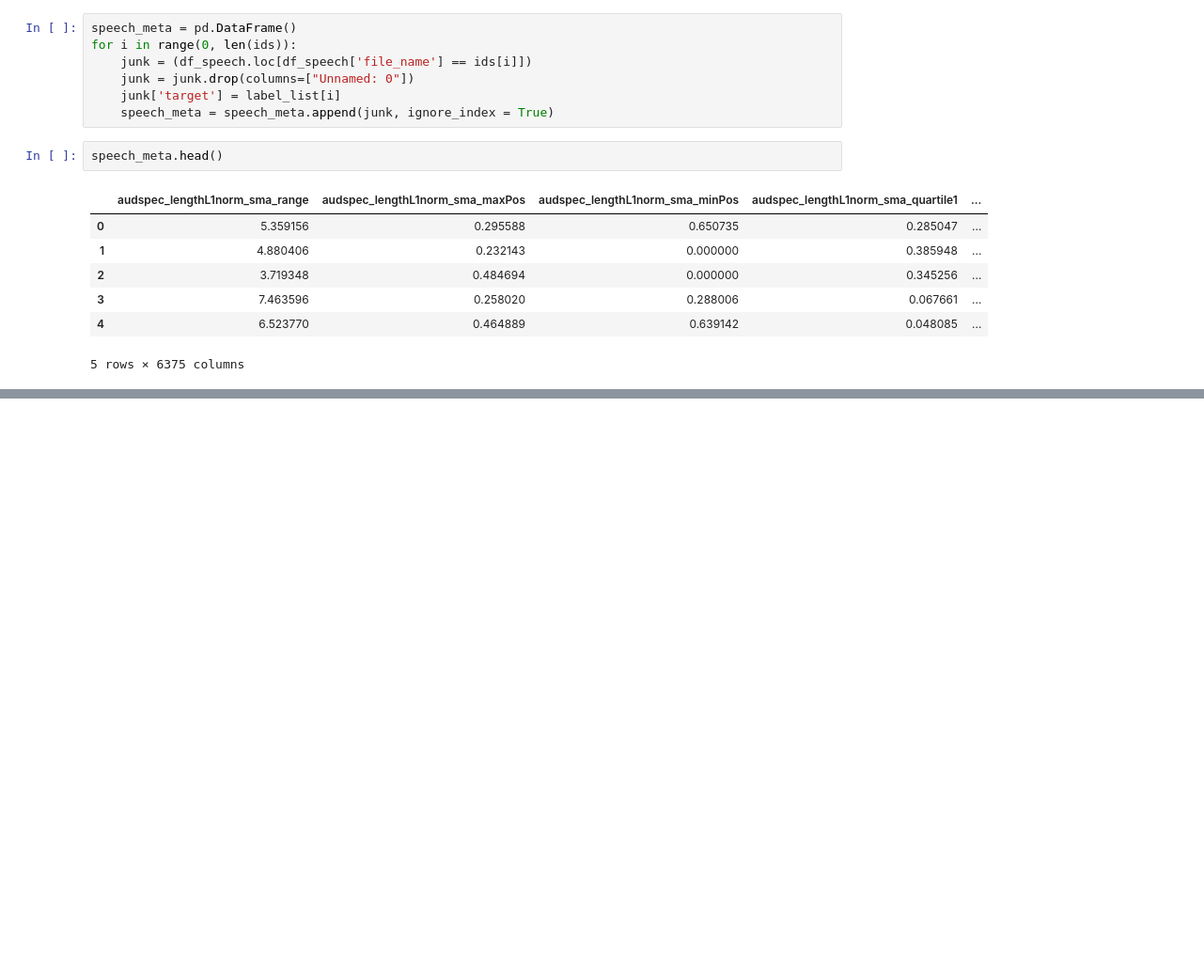
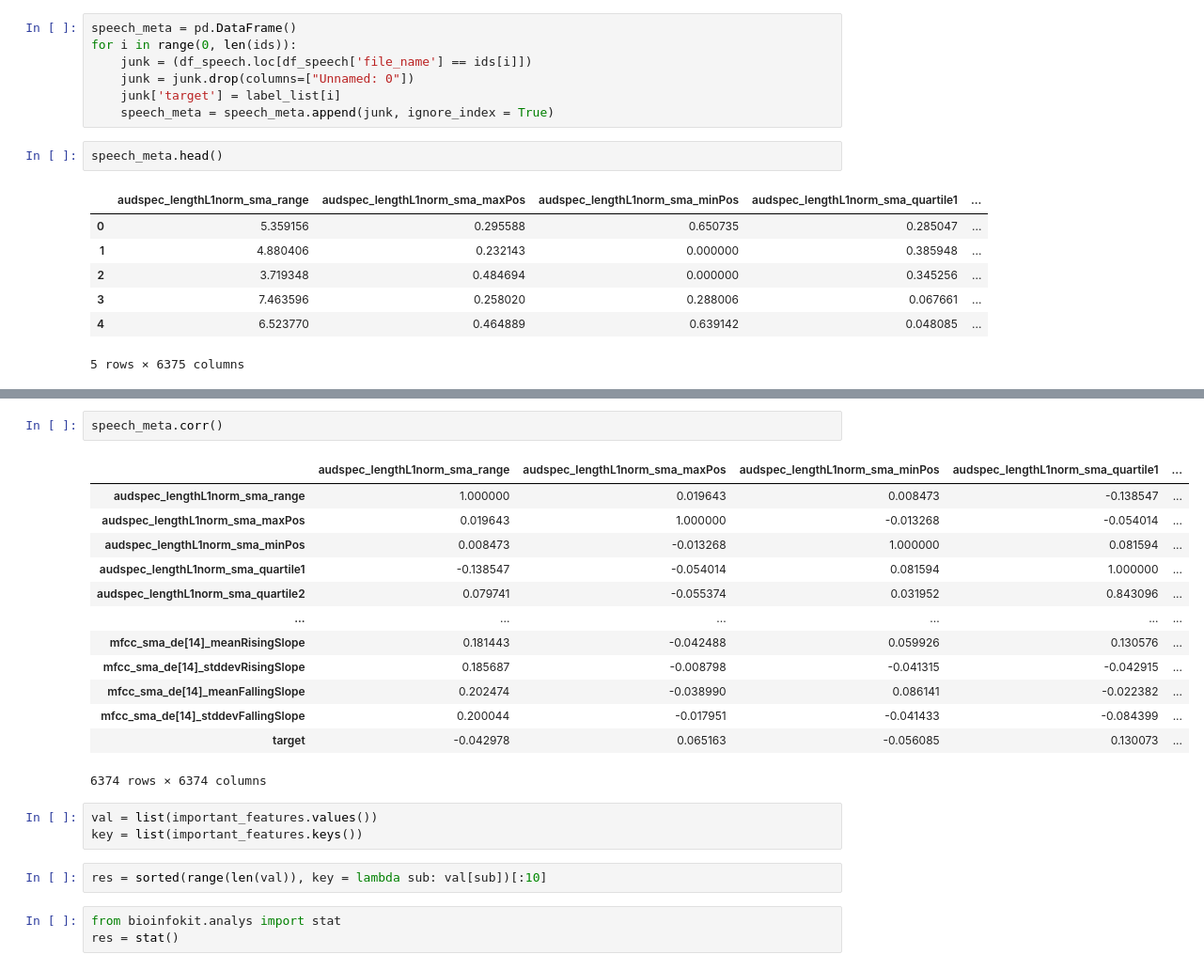
Before and after one commit to carankt/COVID_Audio_Analysis, a Jupyter notebook: Statistical Feature Relevance.ipynb, the cells around one changed output, grey strips where cells are left out. Shown: that part at 94% size. Cells and saved outputs as stored; diff of their text form; blank space fills up the shorter version.

Commit message:
add notebook for stat feature relevance

```diff
--- a/Statistical Feature Relevance.ipynb
+++ b/Statistical Feature Relevance.ipynb
@@ -51,0 +79,24 @@ speech_meta.head()
+# %%
+speech_meta.corr()
+# %% [output]
+|  | audspec_lengthL1norm_sma_range | audspec_lengthL1norm_sma_maxPos | audspec_lengthL1norm_sma_minPos | audspec_lengthL1norm_sma_quartile1 | ... |
+| audspec_lengthL1norm_sma_range | 1.000000 | 0.019643 | 0.008473 | -0.138547 | ... |
+| audspec_lengthL1norm_sma_maxPos | 0.019643 | 1.000000 | -0.013268 | -0.054014 | ... |
+| audspec_lengthL1norm_sma_minPos | 0.008473 | -0.013268 | 1.000000 | 0.081594 | ... |
+| audspec_lengthL1norm_sma_quartile1 | -0.138547 | -0.054014 | 0.081594 | 1.000000 | ... |
+| audspec_lengthL1norm_sma_quartile2 | 0.079741 | -0.055374 | 0.031952 | 0.843096 | ... |
+| ... | ... | ... | ... | ... | ... |
+| mfcc_sma_de[14]_meanRisingSlope | 0.181443 | -0.042488 | 0.059926 | 0.130576 | ... |
+| mfcc_sma_de[14]_stddevRisingSlope | 0.185687 | -0.008798 | -0.041315 | -0.042915 | ... |
+| mfcc_sma_de[14]_meanFallingSlope | 0.202474 | -0.038990 | 0.086141 | -0.022382 | ... |
+| mfcc_sma_de[14]_stddevFallingSlope | 0.200044 | -0.017951 | -0.041433 | -0.084399 | ... |
+| target | -0.042978 | 0.065163 | -0.056085 | 0.130073 | ... |
+6374 rows × 6374 columns
+# %%
+val = list(important_features.values())
+key = list(important_features.keys())
+# %%
+res = sorted(range(len(val)), key = lambda sub: val[sub])[:10]
+# %%
+from bioinfokit.analys import stat
+res = stat()
```
Also changed, not shown: parts of 12 cells of this notebook, 1 other file.
